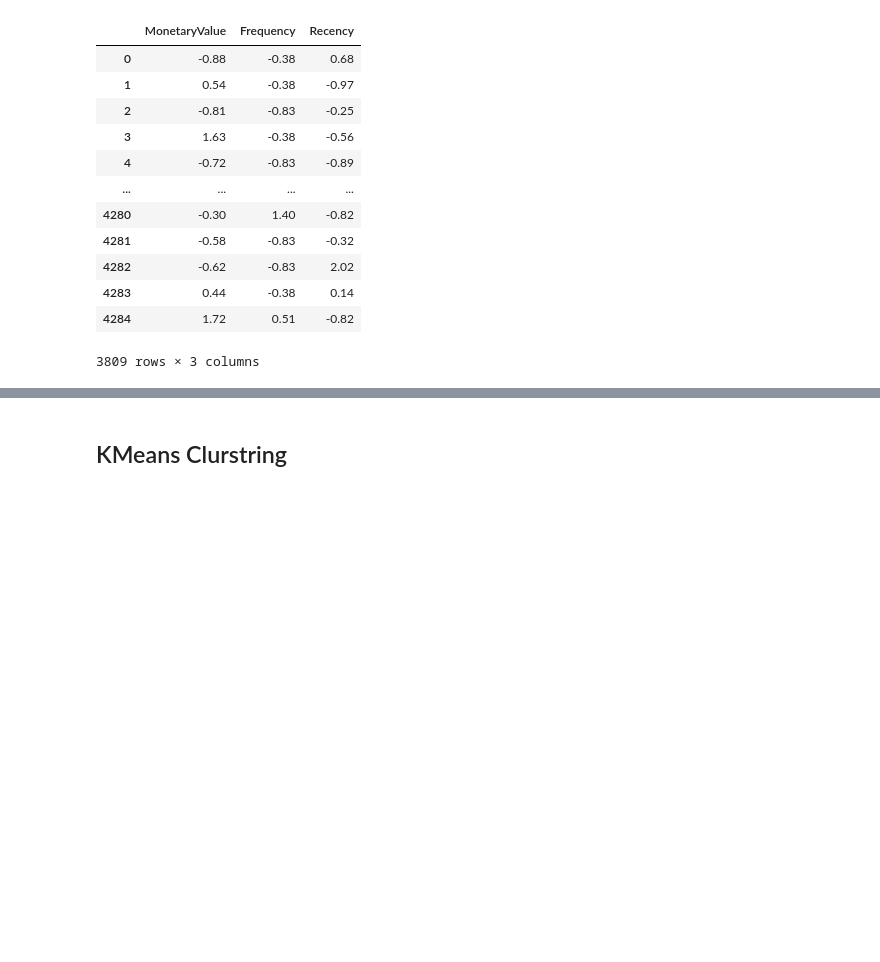
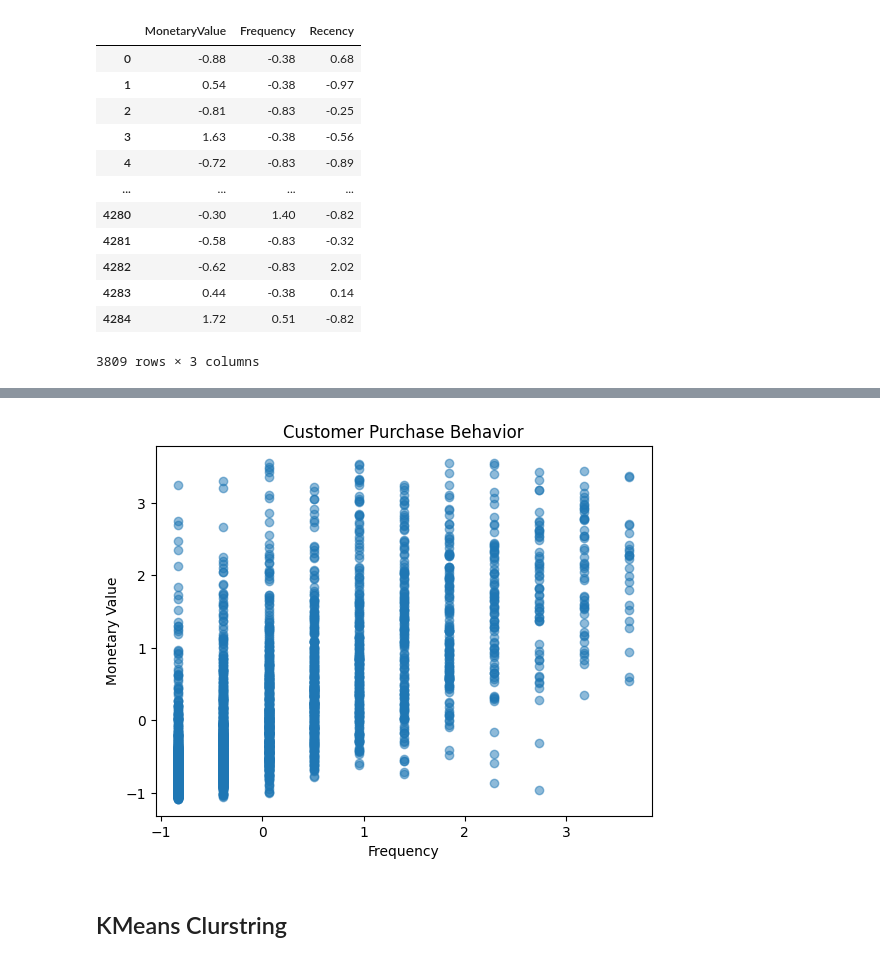
Before and after one commit to Subham-Panwar/Kmeans_clustering_project, a Jupyter notebook: main.ipynb, the cells around one changed output, grey strips where cells are left out. Drawn from its saved outputs; the diff is of its cells as text; code cells hidden in the pictures; blank space fills up the shorter version.

```diff
--- a/main.ipynb
+++ b/main.ipynb
@@ -555,3 +541,16 @@ plt.show()
+# %%
+plt.scatter(
+    scaled_data_df["Frequency"],
+    scaled_data_df["MonetaryValue"],
+    alpha=0.5
+)
+
+plt.xlabel("Frequency")
+plt.ylabel("Monetary Value")
+plt.title("Customer Purchase Behavior")
+plt.show()
+# %% [output]
+[figure, added]
 # %% [markdown]
 ## KMeans Clurstring
 # %%
```
Also changed, not shown: parts of 22 cells of this notebook.
